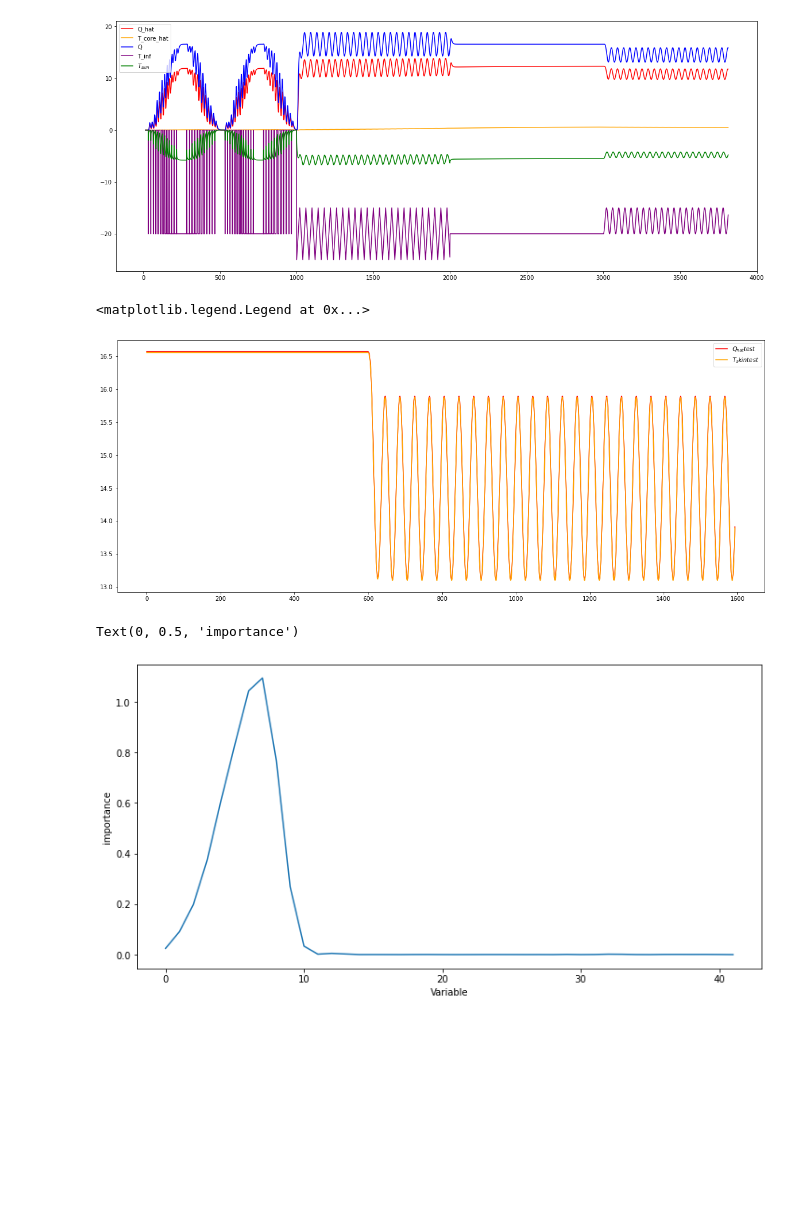
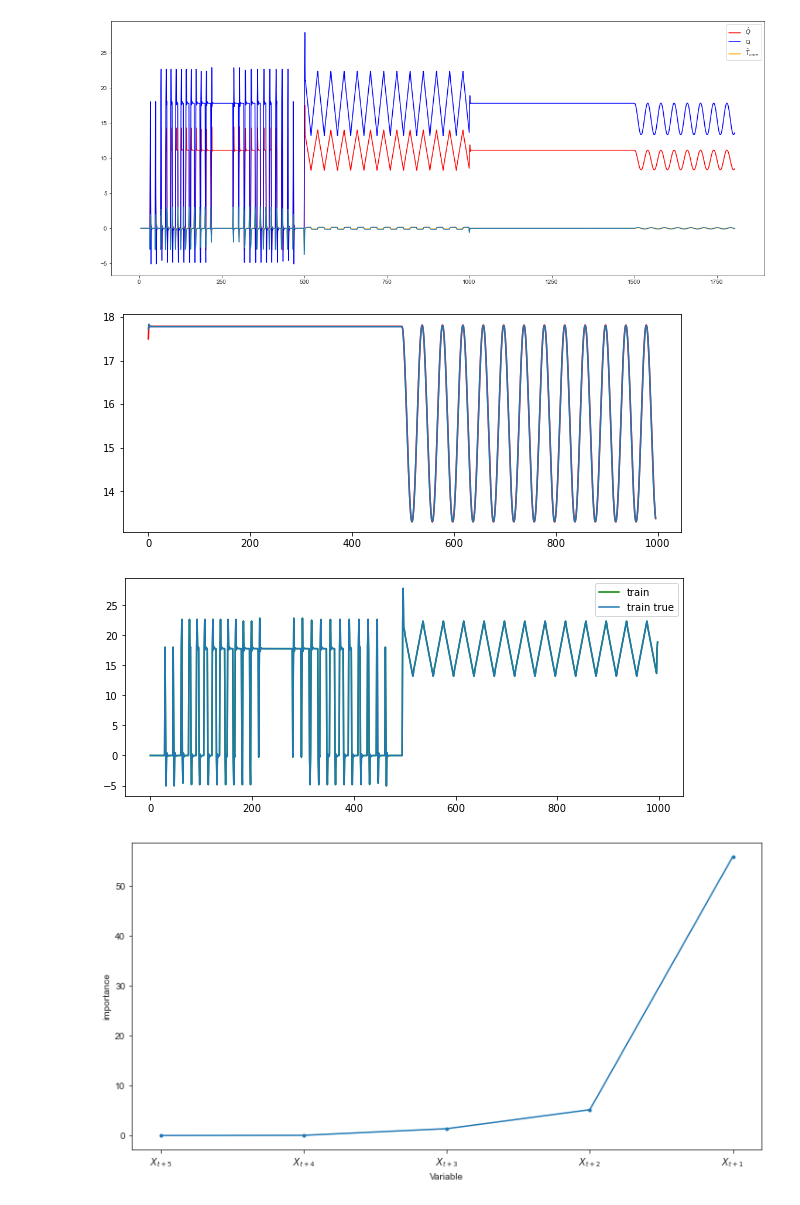
Before and after one commit to kierannp/hbtm, a Jupyter notebook: wip.ipynb, the cells around one changed output. Cells and saved outputs as stored; diff of their text form; code cells hidden in the pictures; blank space fills up the shorter version.

```diff
--- a/wip.ipynb
+++ b/wip.ipynb
@@ -135,63 +144,79 @@ plt.legend()
 # %%
-def sequential_predict(model, x_start, n_predict = 500):
+def sequential_predict(model, x_start, conv=False, n_predict = 2000):
     fc_model = fc.X23_gToo_I(Bi, Fo, M=100)
     new_x = np.zeros(x_start.shape)
 
     Q = model.predict(x_start)[0][0]
+    for i in range(start_point+length):
+        fc_model.getNextTemp(y_Qs[i], y_Hs[i])
     v = fc_model.getNextTemp(Q, y_Hs[length+start_point])
+
     new_x[0,:length-1], new_x[0,length-1] = x_start[0,1:length], v[1]
-    new_x[0,length:2*length-1], new_x[0,2*length-1] = x_start[0,length:2*length-1], v[0]
-    new_x[0,3*length-1], new_x[0,2*length:3*length-1] = (new_x[0,2*length-1] - new_x[0,2*length-2]), np.array([np.sum(new_x[0,i:i+2]) for i in range(length,2*length-1)])
+    # new_x[0,length:2*length-1], new_x[0,2*length-1] = x_start[0,length:2*length-1], v[0]
+    # new_x[0,2*length:3*length-1] = np.array([np.sum(new_x[0,i:i+2]) for i in range(length,2*length-1)])
+    # new_x[0,3*length-1:] = np.array([ new_x[0,i]-new_x[0,i+1] for i in range(length,2*length-1)])
+    results, T_core, T_skin = [Q], [v[0]], [v[1]]
 
-    results, T_core, T_skin = [Q], [v[0]], [v[1]]
     for j in range(1, n_predict):
         Q = model.predict(new_x)[0][0]
         v = fc_model.getNextTemp(Q, y_Hs[length+j+start_point])
         new_x[0,:length-1], new_x[0,length-1] = new_x[0,1:length], v[1]
-        new_x[0,length:2*length-1], new_x[0,2*length-1] = new_x[0,length:2*length-1], v[0]
-        new_x[0,3*length-1], new_x[0,2*length:3*length-1] = (new_x[0,2*length-1] - new_x[0,2*length-2]), np.array([np.sum(new_x[0,i:i+2]) for i in range(length,2*length-1)])
+        # new_x[0,length:2*length-1], new_x[0,2*length-1] = new_x[0,length:2*length-1], v[0]
+        # new_x[0,2*length:3*length-1] = np.array([np.sum(new_x[0,i:i+2]) for i in range(length,2*length-1)])
+        # new_x[0,3*length-1:] = np.array([ new_x[0,i+1]-new_x[0,i] for i in range(length,2*length-1)])
         T_core.append( v[0] ); results.append( Q ); T_skin.append(v[1])
     return results, T_core, T_skin
+start_point = 0
+size = 1800
+Q_hat, core_hat, skin_hat = sequential_predict(model, ipt[start_point:(start_point+1)], n_predict=size)
 # %%
-start_point = 0
-size = 3800
-Q_hat, core_hat, skin_hat = sequential_predict(model, ipt[start_point:(start_point+1)], size)
-
 t = list(range(length+start_point,start_point+size+length))
 plt.figure(figsize=(20,8))
-plt.plot(t, Q_hat, label='Q_hat', color='red')
-plt.plot(t, core_hat, label='T_core_hat', color='orange')
+plt.plot(t, Q_hat, label='$\hat{Q}$', color='red')
 plt.plot(t, y_Qs[length+start_point:(length+start_point+size)], label='Q', color='blue')
-plt.plot(t, y_Hs[length+start_point:(length+start_point+size)], label='T_inf', color='purple')
-plt.plot(t, skin_hat, label='$T_{skin}$', color='green')
+plt.plot(t, core_hat, label='$\hat{T}_{core}$', color='orange')
+plt.plot(t, y_Ts[length+start_point:(length+start_point+size)])
+# plt.plot(t, y_Hs[length+start_point:(length+start_point+size)], label='$T_{\infty}$', color='purple')
+# plt.plot(t, skin_hat, label='$T_{skin}$', color='green')
+# plt.plot(t, y_Es[length+start_point:(length+start_point+size)], label='$T_s$', color='brown')
 plt.legend()
 plt.savefig("train_seq_predict.png")
+# plt.xlim(1000,1500)
 plt.show()
-
-testPrediction = model.predict(testX)[:,0]
-t = list(range(len(testPrediction)))
-plt.figure(figsize=(20,8))
-plt.plot(t, testPrediction, label='$Q_{hat} test$', color='red')
-plt.plot(t, testy[:,0], label='$T_skin test$', color='orange')
-# plt.plot(y_Qs[length+start_point:(length+start_point+1000)], label='Q', color='blue')
-# plt.plot(y_Hs[length+start_point:(length+start_point+1000)], label='T_inf', color='purple')
-# plt.plot(skin_hat, label='$T_{skin}$', color='green')
-plt.legend()
 # %% [output]
-[figure, old version]
+[figure, new version]
-<matplotlib.legend.Legend at 0x...>
-[figure, removed]
+# %%
+test_predict = model.predict(testX)
+train_predict = model.predict(trainX)
+t = list(range(len(test_predict-1)))
+plt.figure(figsize=(10,4))
+plt.plot(t, test_predict, label='Q_test', color='red')
+plt.plot(t, testy[:,0], label='Q_test')
+plt.show()
+
+plt.figure(figsize=(10,4))
+t = list(range(len(train_predict)))
+plt.plot(t, train_predict, label='train', color='green')
+plt.plot(t, trainy[:,0], label='train true')
+plt.legend()
+plt.show()
+# %% [output]
+[figure, added]
+[figure, added]
 # %%
 from sklearn.inspection import permutation_importance
-
+import seaborn as sns
+sns.set_style("ticks")
+t = list(range(1,6))
 result = permutation_importance(model, ipt, opt, scoring='neg_mean_squared_error', n_repeats=10)
 plt.figure(figsize=(12,6))
-plt.plot(result.importances_mean)
+plt.plot(t,result.importances_mean,'.-')
+plt.xticks(t,['$X_{t+5}$','$X_{t+4}$','$X_{t+3}$', '$X_{t+2}$', '$X_{t+1}$'])
 plt.xlabel('Variable')
 plt.ylabel("importance")
+plt.savefig("Perturbation.png")
 # %% [output]
-Text(0, 0.5, 'importance')
-[figure, old version]
+[figure, new version]
 # %%
 for i in range(1,3):
     plt.figure(figsize=(10,4))
```
Also changed, not shown: parts of 6 cells of this notebook.
